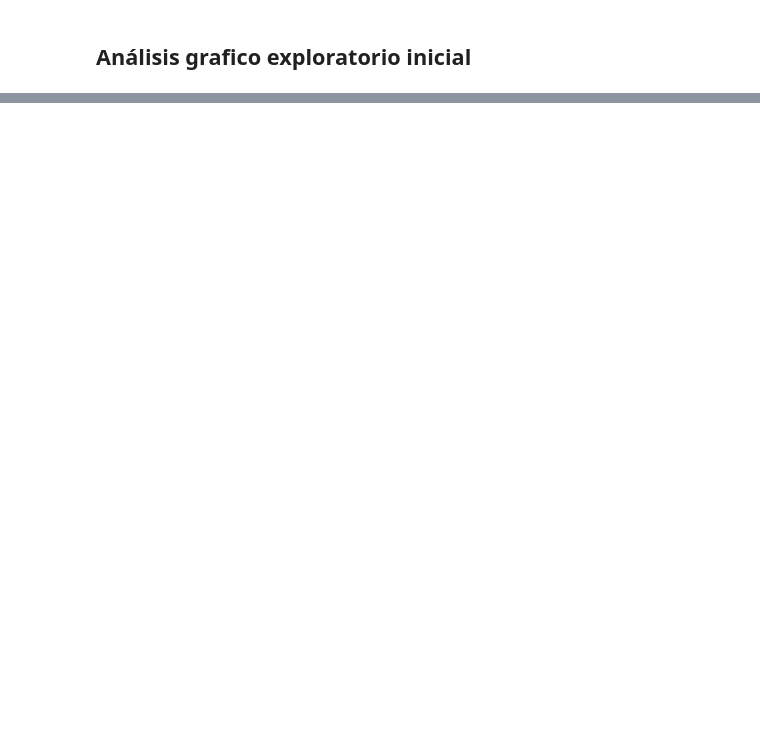
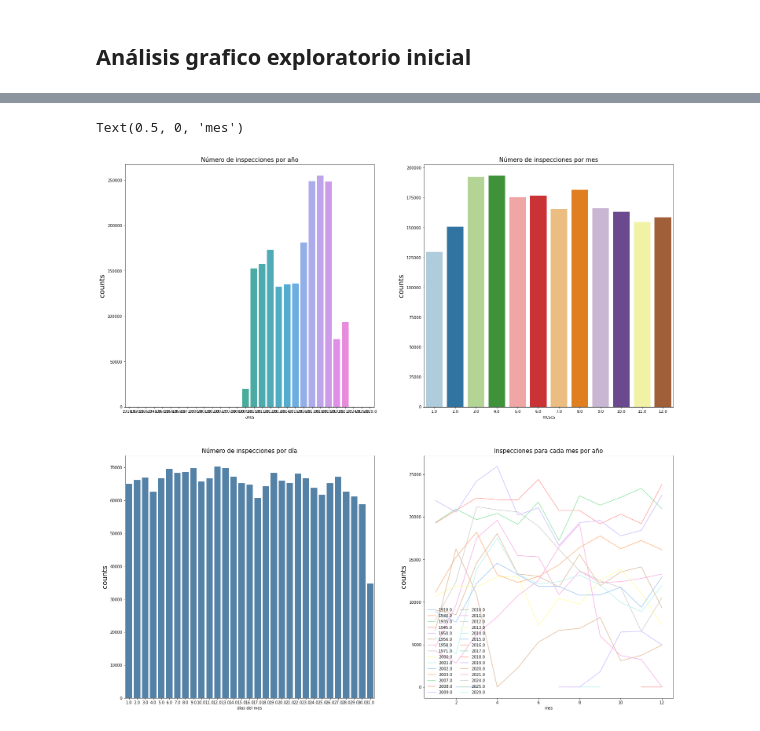
Before and after one commit to cecyar/rodent_inspection, a Jupyter notebook: notebooks/eda/Rodent_inspection.ipynb, the cells around one changed output, grey strips where cells are left out. Saved outputs shown, nothing was run; the diff lists cells and outputs as text; code cells hidden in the pictures; blank space fills up the shorter version.

```diff
--- a/notebooks/eda/Rodent_inspection.ipynb
+++ b/notebooks/eda/Rodent_inspection.ipynb
@@ -63,0 +75,3 @@ dtype: int64
+# %%
+data['inspection_date'] = pd.to_datetime(data['inspection_date'], dayfirst=True)
+data['approved_date'] = pd.to_datetime(data['approved_date'], dayfirst=True)
@@ -63,0 +103,4 @@ dtype: int64
+# %%
+data['year_inspection']= data['inspection_date'].dt.year
+data['month_inspection']= data['inspection_date'].dt.month
+data['day_inspection']= data['inspection_date'].dt.day
@@ -196,0 +189,48 @@ NameError: name 'number_formatter' is not defined
+# %%
+fig,ax=plt.subplots(2,2,figsize=(25,25))
+label_colors = ["steelblue","steelblue","steelblue","steelblue",
+                "steelblue","steelblue","steelblue","steelblue",
+                "steelblue","steelblue","steelblue","steelblue"]
+label_Palette = sns.set_palette(sns.color_palette(label_colors))
+sns.color_palette()
+sns.set_palette(sns.color_palette("Paired"))
+x=data.year_inspection.value_counts().index
+y=data.year_inspection.value_counts()
+
+sns.barplot(x=x,y=y,ax=ax[0,0],order=x.sort_values())
+ax[0,0].set_title("Número de inspecciones por año",size=15)
+ax[0,0].set_ylabel('counts',size=18)
+ax[0,0].set_xlabel('años')
+
+x=data.month_inspection.value_counts().index
+y=data.month_inspection.value_counts()
+sns.barplot(x=x,y=y,ax=ax[0,1],order=x.sort_values())
+ax[0,1].set_title("Número de inspecciones por mes",size=15)
+ax[0,1].set_ylabel('counts',size=18)
+ax[0,1].set_xlabel('meses')
+
+label_colors = ["steelblue","steelblue","steelblue","steelblue",
+                "steelblue","steelblue","steelblue","steelblue",
+                "steelblue","steelblue","steelblue","steelblue",
+                "steelblue","steelblue","steelblue","steelblue",
+                "steelblue","steelblue","steelblue","steelblue",
+                "steelblue","steelblue","steelblue","steelblue",
+                "steelblue","steelblue","steelblue","steelblue",
+                "steelblue","steelblue","steelblue"]
+label_Palette = sns.set_palette(sns.color_palette(label_colors))
+x=data.day_inspection.value_counts().index
+y=data.day_inspection.value_counts()
+sns.barplot(x=x,y=y,ax=ax[1,0],order=x.sort_values())
+ax[1,0].set_title("Número de inspecciones por día",size=15)
+ax[1,0].set_ylabel('counts',size=18)
+ax[1,0].set_xlabel('días del mes')
+
+sns.set_palette(sns.set_palette("pastel"))
+data.groupby(['year_inspection','month_inspection'])['job_id'].agg('count').unstack('year_inspection').plot(ax=ax[1,1])
+ax[1,1].set_title("Inspecciones para cada mes por año",size=15)
+ax[1,1].legend(loc='lower left', frameon=False, ncol=2)
+ax[1,1].set_ylabel('counts',size=18)
+ax[1,1].set_xlabel('mes')
+# %% [output]
+Text(0.5, 0, 'mes')
+[figure, added]
```
Also changed, not shown: parts of 19 cells of this notebook, 1 other file.
